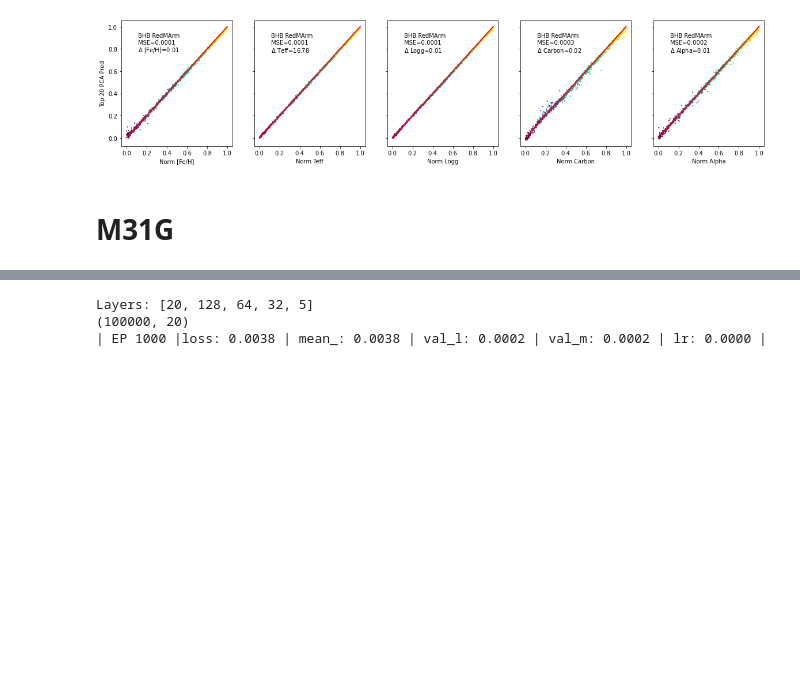
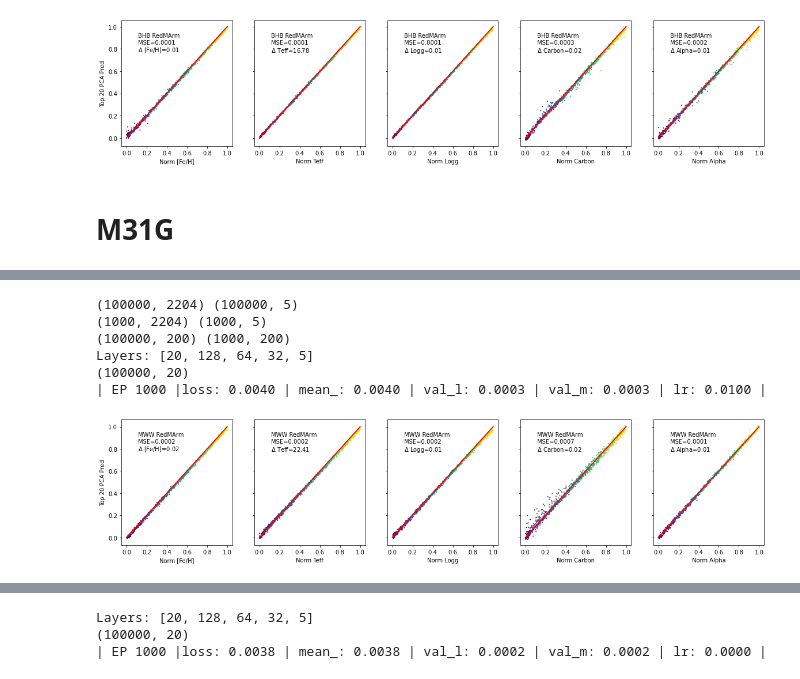
Before and after one commit to ViskaWei/DNN, a Jupyter notebook: nb/dnn_RedM.ipynb, the cells around one changed output, grey strips where cells are left out. Drawn from its saved outputs; the diff is of its cells as text; code cells hidden in the pictures; blank space fills up the shorter version.

```diff
--- a/nb/dnn_RedM.ipynb
+++ b/nb/dnn_RedM.ipynb
@@ -135,0 +159,11 @@ OSError: Unable to open file (unable to open file: name = '/scratch/ceph/swei20/
+# %%
+r, w="W", "RedM"
+run(*dataloader(r, w, test=0))
+# %% [output]
+(100000, 2204) (100000, 5)
+(1000, 2204) (1000, 5)
+(100000, 200) (1000, 200)
+Layers: [20, 128, 64, 32, 5]
+(100000, 20)
+| EP 1000 |loss: 0.0040 | mean_: 0.0040 | val_l: 0.0003 | val_m: 0.0003 | lr: 0.0100 |
+[figure, added]
```
Also changed, not shown: parts of 20 cells of this notebook, 1 other file.
